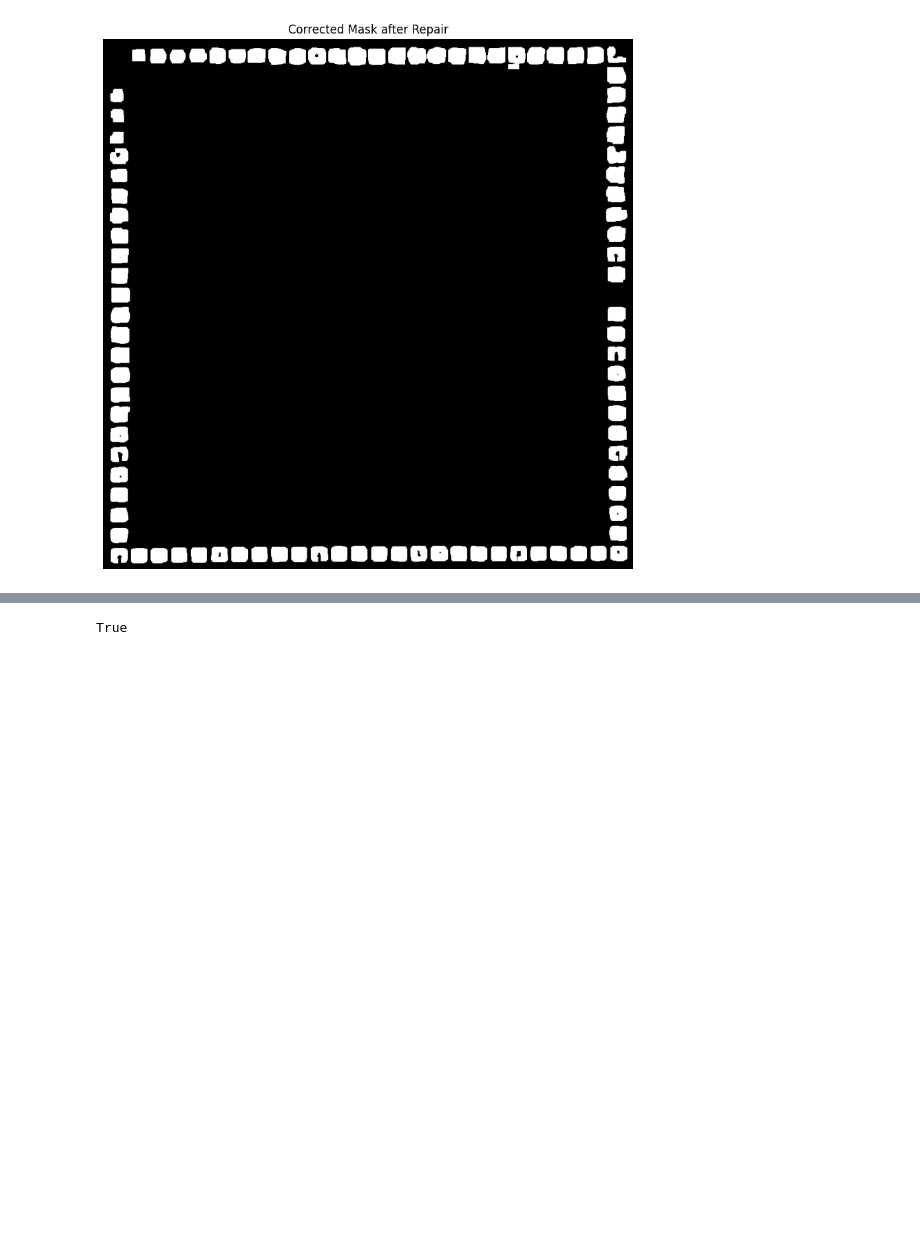
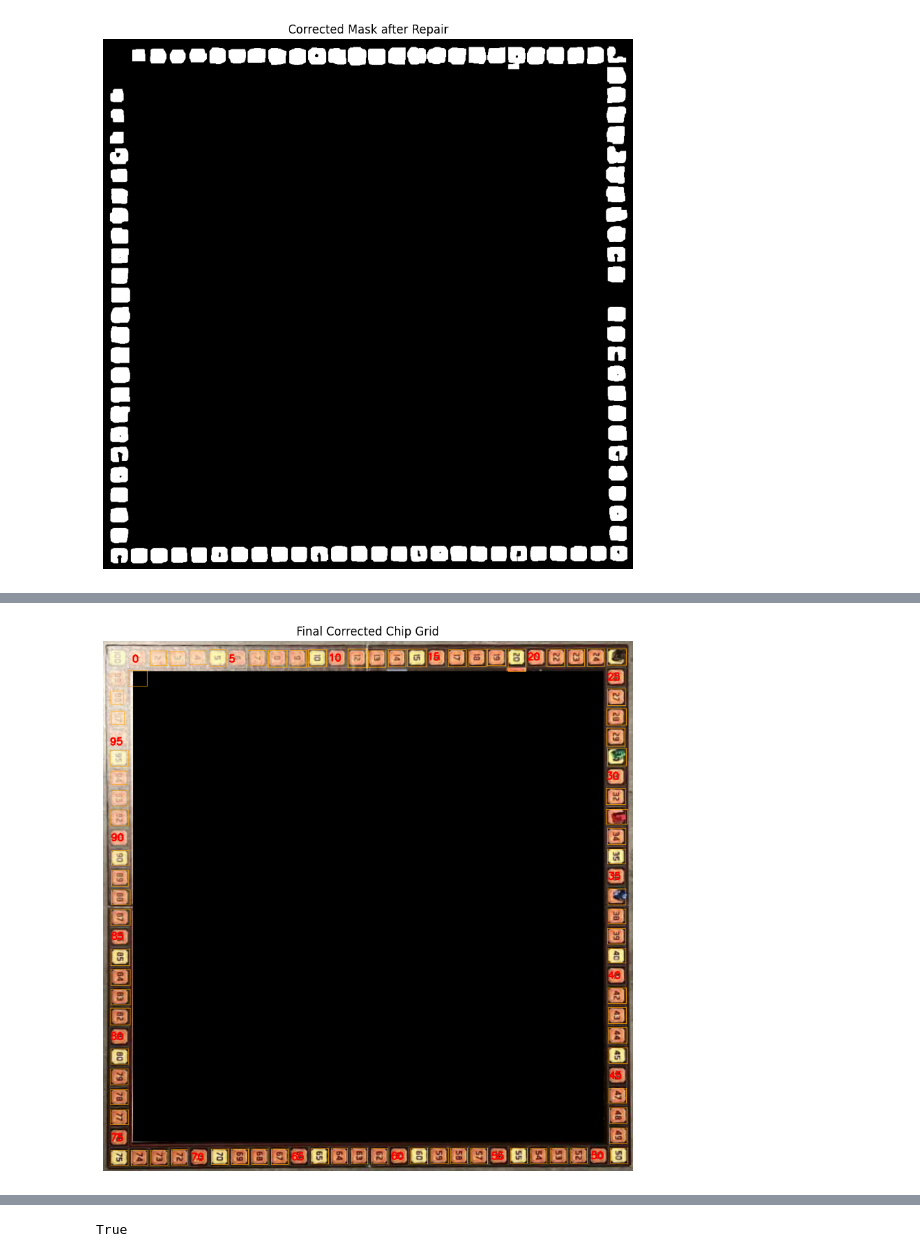
Before and after one commit to Jaskieeeer/cv_project2, a Jupyter notebook: start.ipynb, the cells around one changed output, grey strips where cells are left out. Cells and saved outputs as stored; diff of their text form; code cells hidden in the pictures; blank space fills up the shorter version.

```diff
--- a/start.ipynb
+++ b/start.ipynb
@@ -648,3 +487,61 @@ def repair_mask_with_corners(image_path_or_array):
+# %%
+import cv2
+import numpy as np
+import math
+
+def process_chip_grid(original_img_path, mask_img_path):
+     original = original_img_path
+     vis = original.copy()
+     mask = mask_img_path
+     _, thresh = cv2.threshold(mask, 127, 255, cv2.THRESH_BINARY)
+     contours, _ = cv2.findContours(thresh, cv2.RETR_EXTERNAL, cv2.CHAIN_APPROX_SIMPLE)
+
+     pads = []
+     for c in contours:
+         x, y, w, h = cv2.boundingRect(c)
+         if w * h > 50:
+            pads.append({'x': x, 'y': y, 'w': w, 'h': h, 'cx': x + w//2, 'cy': y + h//2, 'real': True})
+     if pads:
+         pads.sort(key=lambda p: p['cx'])
+         med_w = np.median([p['w'] for p in pads])
+         med_h = np.median([p['h'] for p in pads])
+     all_cx = [p['cx'] for p in pads]
+     all_cy = [p['cy'] for p in pads]
+     grid_cx = np.mean(all_cx)
+     grid_cy = np.mean(all_cy)
+     for p in pads:
+         p['angle'] = math.atan2(p['cy'] - grid_cy, p['cx'] - grid_cx)
+     pads.sort(key=lambda p: p['angle'])
+     dist_to_tl = [p['cx'] + p['cy'] for p in pads]
+     start_index = np.argmin(dist_to_tl)
+     ordered_pads = pads[start_index:] + pads[:start_index]
+     yellow_group = []
+     orange_group = []
+     for i, p in enumerate(ordered_pads):
+         x, y, w, h = p['x'], p['y'], p['w'], p['h']
+         is_yellow = (i % 5 == 0)
+         if is_yellow:
+             yellow_group.append(p)
+             color = (0, 255, 255)
+             thick = 3
+             roi = original[y:y+h, x:x+w]
+             mean_color = np.mean(roi, axis=(0,1))
+         else:
+             orange_group.append(p)
+             color = (0, 165, 255)
+             thick = 1
+             cv2.rectangle(vis, (x, y), (x+w, y+h), color, thick)
+         if is_yellow:
+          cv2.putText(vis, str(i), (x, y+20), cv2.FONT_HERSHEY_SIMPLEX, 0.6, (0,0,255), 2)
+
+
+     return vis, ordered_pads
+
+result_img, pad_data = process_chip_grid(score_track_img, result_mask)
+cv2.imwrite('final_corrected_sort.png', result_img)
+show_inline(result_img, "Final Corrected Chip Grid")
+# %% [output]
+[figure, added]
 # %%
 import cv2
 import numpy as np
```
Also changed, not shown: parts of 3 cells of this notebook, 1 other file.
